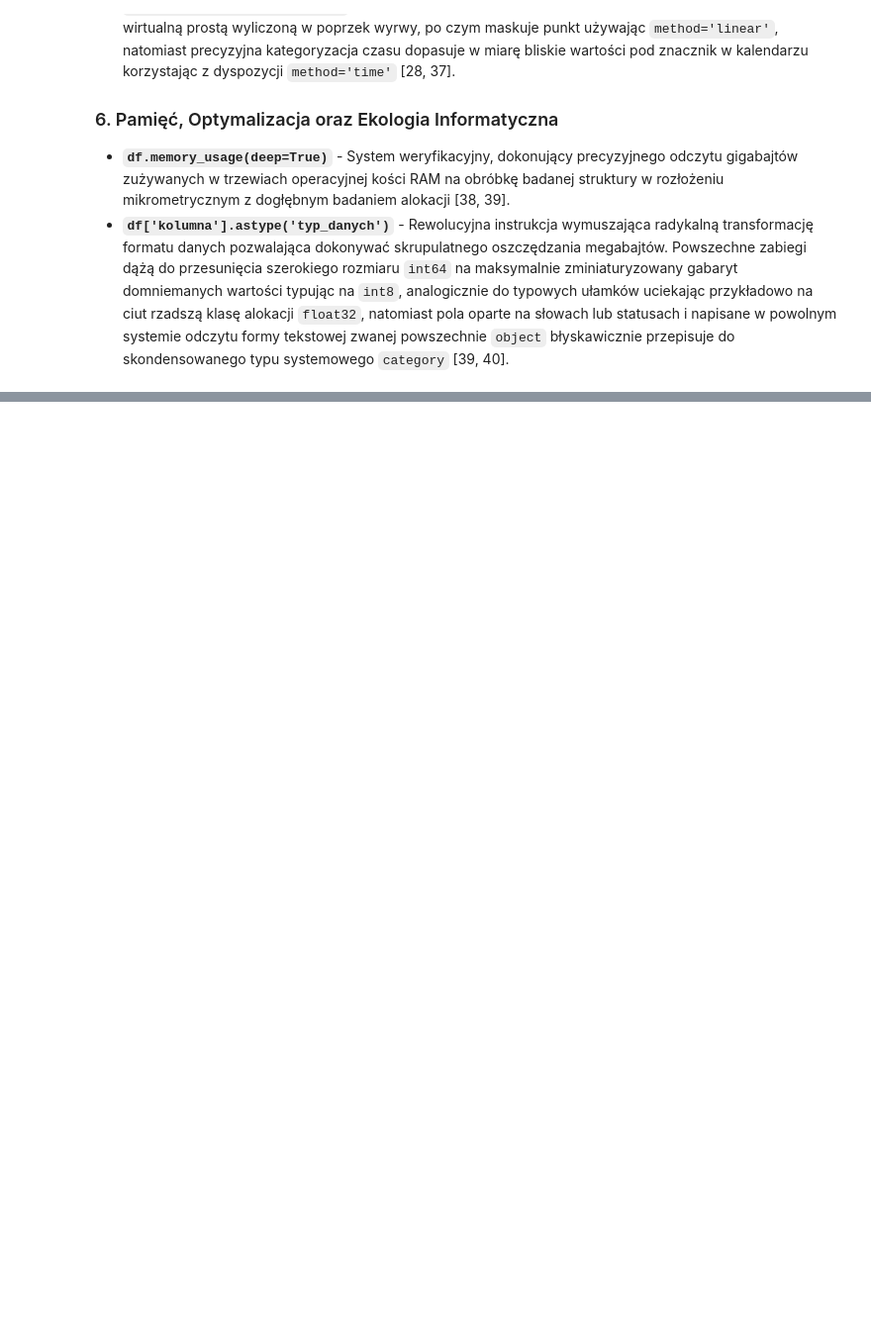
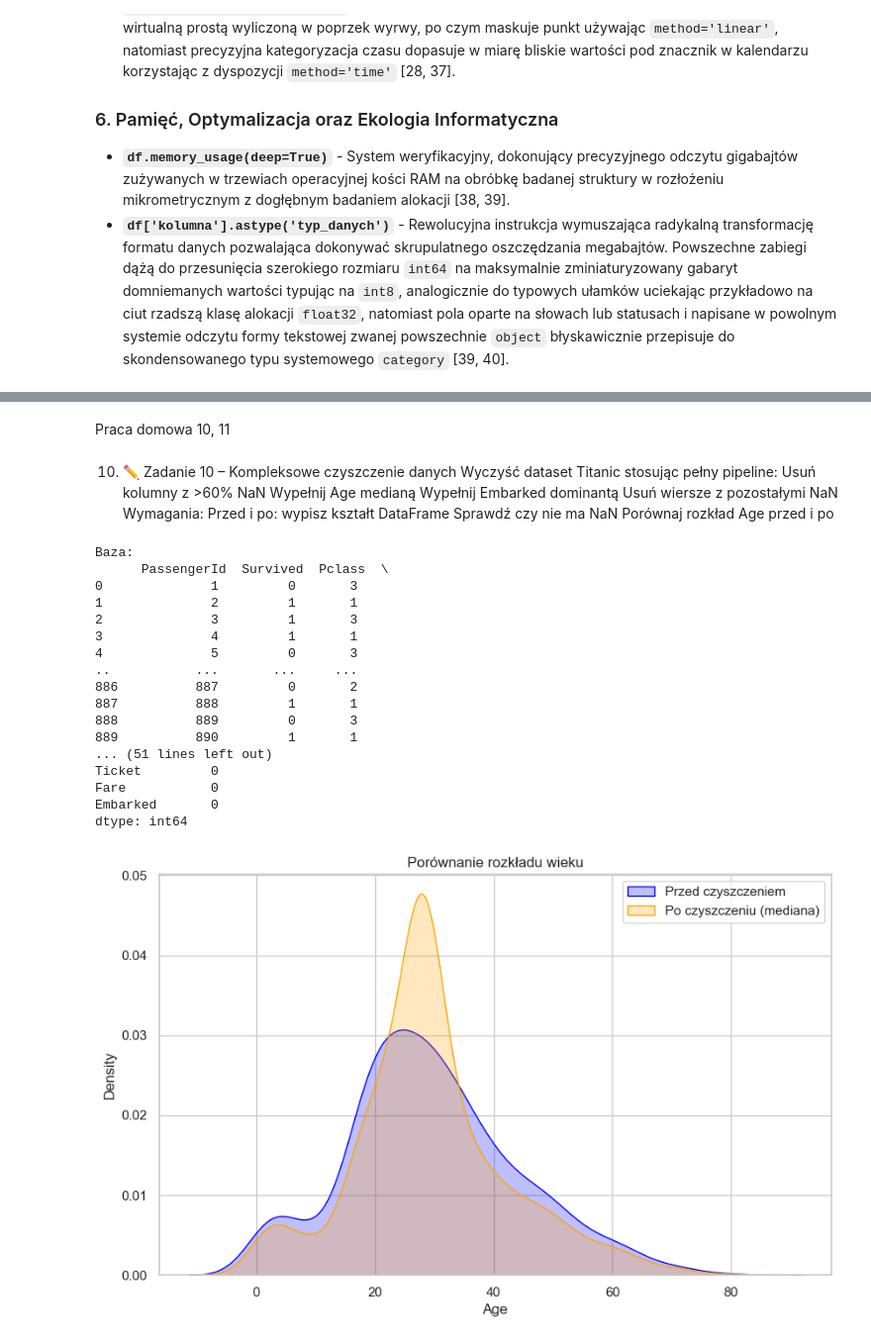
Before and after one commit to EwelinaNiewczas00/end-to-end-data-science, a Jupyter notebook: Prace_Domowe/Ćwiczenia_11.ipynb, the cells around one changed output, grey strips where cells are left out. Shown at 99% size. Drawn from its saved outputs; the diff is of its cells as text; code cells hidden in the pictures; blank space fills up the shorter version.

```diff
--- a/Prace_Domowe/Ćwiczenia_11.ipynb
+++ b/Prace_Domowe/Ćwiczenia_11.ipynb
@@ -68,0 +749,70 @@ dfsd
+# %% [markdown]
+Praca domowa 10, 11
+# %% [markdown]
+10. ✏ Zadanie 10 – Kompleksowe czyszczenie danych
+Wyczyść dataset Titanic stosując pełny pipeline:
+Usuń kolumny z >60% NaN
+Wypełnij Age medianą
+Wypełnij Embarked dominantą
+Usuń wiersze z pozostałymi NaN
+Wymagania:
+Przed i po: wypisz kształt DataFrame
+Sprawdź czy nie ma NaN
+Porównaj rozkład Age przed i po
+# %%
+import pandas as pd
+import numpy as np
+import matplotlib.pyplot as plt
+import seaborn as sns
+
+url = "https://raw.githubusercontent.com/datasciencedojo/datasets/master/titanic.csv"
+df = pd.read_csv(url)
+
+print(f"Baza: \n {df}")
+
+print(f"Wartosci null: {df.isnull().sum()}")
+
+wiek = df["Age"].copy()
+
+threshold = len(df) *0.4
+df = df.dropna(thresh=threshold, axis = 1)
+
+print(f"Usunięte kolumny: {set(df.columns)}")
+
+mediana = df["Age"].median()
+df["Age"] = df["Age"].fillna(mediana)
+
+dominanta = df["Embarked"].mode()[0]
+df["Embarked"] = df["Embarked"].fillna(dominanta)
+
+df = df.dropna(axis=0, how="any")
+
+print(f"Jakies braki jeszcze: {df.isnull().sum()}")
+
+
+
+plt.figure(figsize=(10,6))
+sns.kdeplot(wiek, label="Przed czyszczeniem", fill=True, color="blue")
+sns.kdeplot(df["Age"], label="Po czyszczeniu (mediana)", fill=True, color="orange")
+plt.title("Porównanie rozkładu wieku")
+plt.legend()
+plt.show()
+# %% [output]
+Baza:
+      PassengerId  Survived  Pclass  \
+0              1         0       3
+1              2         1       1
+2              3         1       3
+3              4         1       1
+4              5         0       3
+..           ...       ...     ...
+886          887         0       2
+887          888         1       1
+888          889         0       3
+889          890         1       1
+... (51 lines left out)
+Ticket         0
+Fare           0
+Embarked       0
+dtype: int64
+[figure, added]
```
Also changed, not shown: parts of 16 cells of this notebook, 4 other files.
